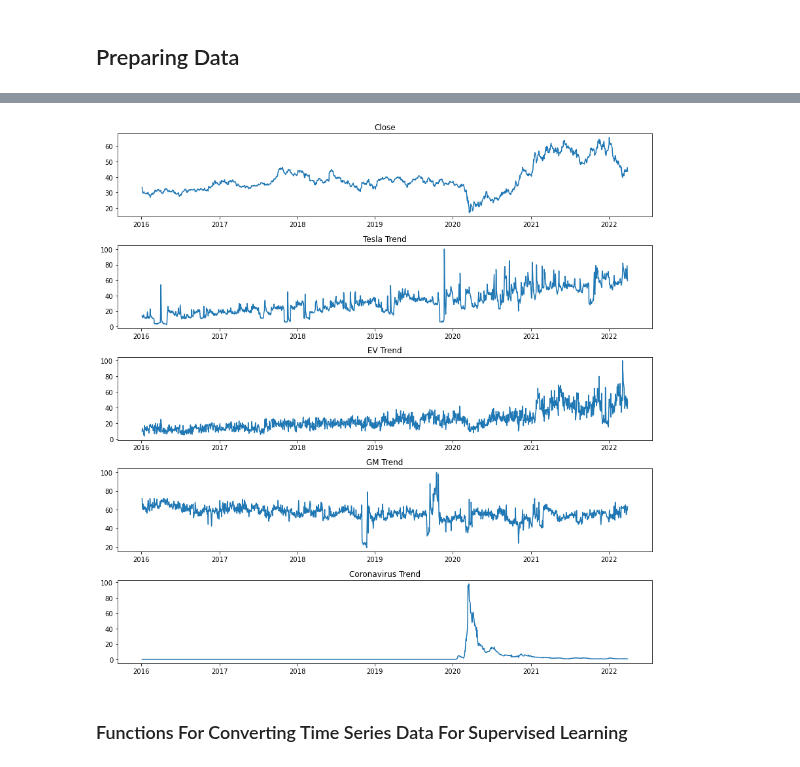
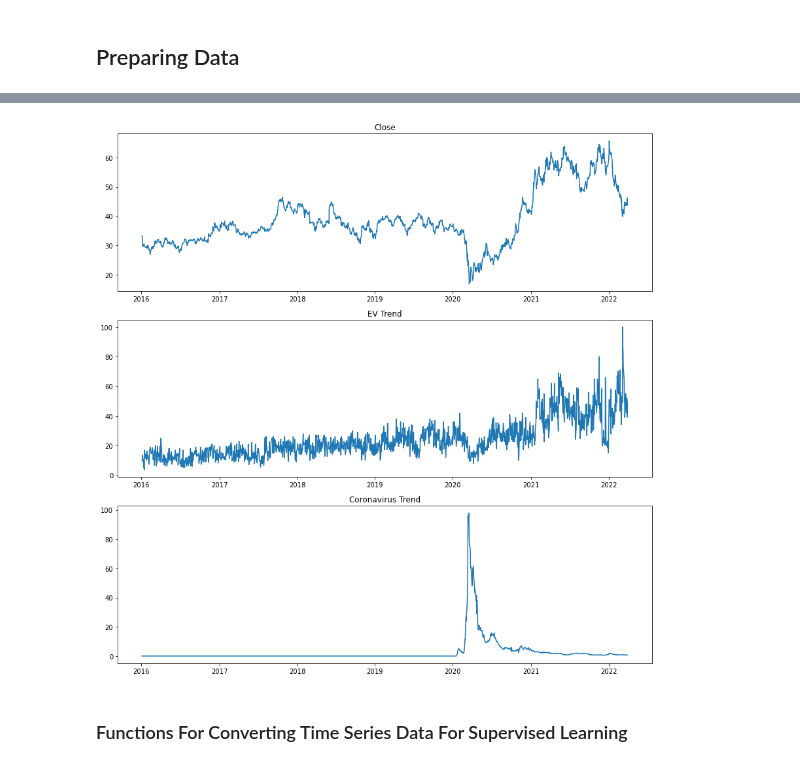
Before and after one commit to TLChilton/Senior_Capstone, a Jupyter notebook: Thomas/LSTMBayesSearch.ipynb, the cells around one changed output, grey strips where cells are left out. Saved outputs shown, nothing was run; the diff lists cells and outputs as text; code cells hidden in the pictures.

Commit message:
NMAE 13.21% with reduced columns

```diff
--- a/Thomas/LSTMBayesSearch.ipynb
+++ b/Thomas/LSTMBayesSearch.ipynb
@@ -44,7 +44,7 @@ from sklearn.preprocessing import MinMaxScaler
 # Loading Preprocessed Data File
 df = pd.read_csv("preprocessedGM_MoreRecent.csv", parse_dates=['Date'],index_col=0)
 df.dropna(inplace=True)
-df.drop(df.columns.difference(['Date','Close','Tesla Trend','Musk Trend','GM Trend','EV Trend','Coronavirus Trend','Month','Day of the Month','Day of the Week','Day of the Year','Year']), 1, inplace=True)
+df.drop(df.columns.difference(['Date','Close','EV Trend','Coronavirus Trend','Month','Day of the Month','Day of the Week','Day of the Year','Year']), 1, inplace=True)
 df = df.loc[(df.index >= '2016-01-01')]
 
 print(df.shape)
@@ -59,25 +59,19 @@ df.head(3)
 # %%
 dates = df.index.to_numpy()
 pyplot.figure(figsize=(12,12))
-pyplot.subplot(5, 1, 1)
+pyplot.subplot(3, 1, 1)
 pyplot.plot(dates, df["Close"], label="Close")
 pyplot.title("Close")
-pyplot.subplot(5, 1, 2)
-pyplot.plot(dates, df["Tesla Trend"], label="Tesla Trend")
-pyplot.title("Tesla Trend")
-pyplot.subplot(5, 1, 3)
+pyplot.subplot(3, 1, 2)
 pyplot.plot(dates, df["EV Trend"], label="EV Trend")
 pyplot.title("EV Trend")
-pyplot.subplot(5, 1, 4)
-pyplot.plot(dates, df["GM Trend"], label="GM Trend")
-pyplot.title("GM Trend")
-pyplot.subplot(5, 1, 5)
+pyplot.subplot(3, 1, 3)
 pyplot.plot(dates, df["Coronavirus Trend"], label="Coronavirus Trend")
 pyplot.title("Coronavirus Trend")
 pyplot.tight_layout()
 pyplot.show()
 # %% [output]
-[figure, old version]
+[figure, new version]
 # %% [markdown]
 ### Functions For Converting Time Series Data For Supervised Learning
 # %%
```
Also changed, not shown: parts of 10 cells of this notebook, 1 other file.
